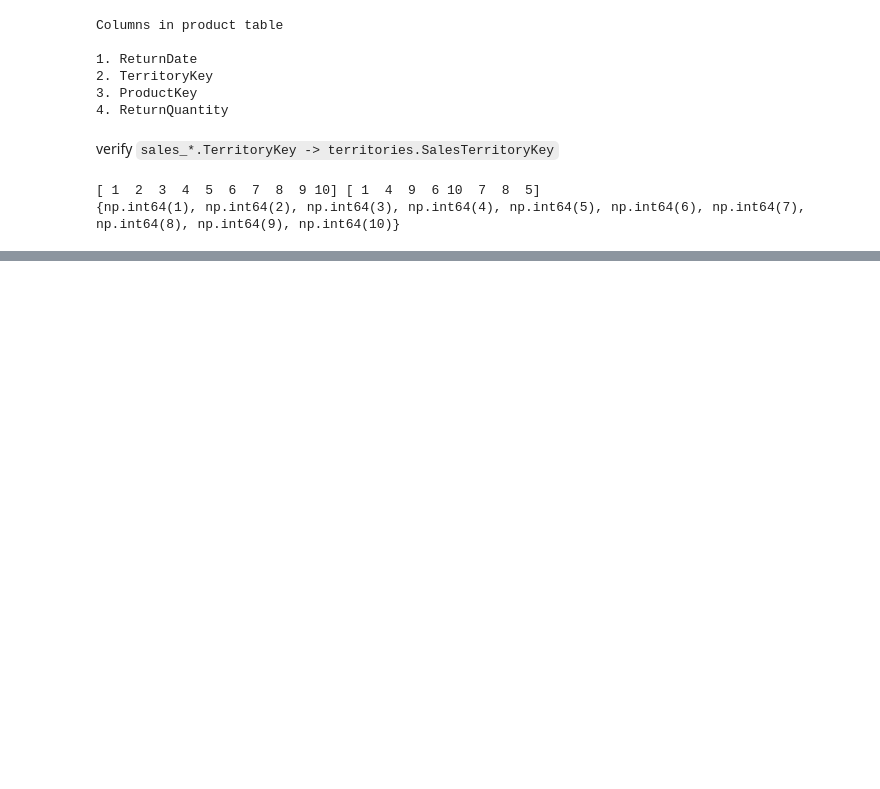
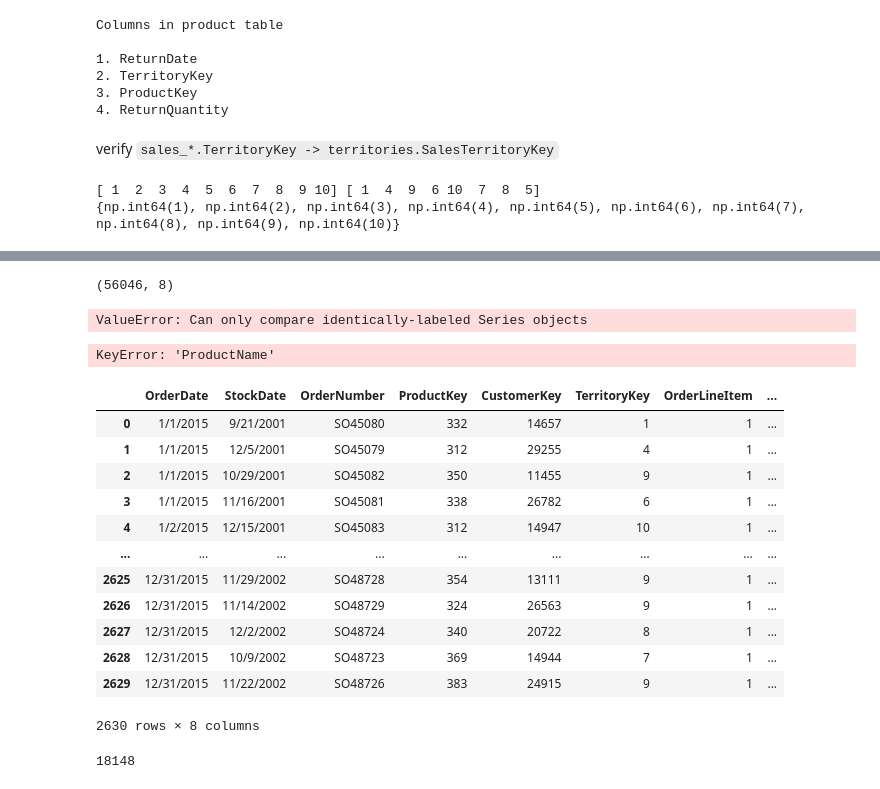
Before and after one commit to RaghunandhanG/DG-Task, a Jupyter notebook: demo.ipynb, the cells around one changed output, grey strips where cells are left out. Cells and saved outputs as stored; diff of their text form; code cells hidden in the pictures; blank space fills up the shorter version.

```diff
--- a/demo.ipynb
+++ b/demo.ipynb
@@ -447,0 +654,21 @@ sales_2017 ↔ products: ['ProductKey']
+# %%
+sales_df.shape
+# %% [output]
+(56046, 8)
+# %%
+sales_df["ProductName"] = products_df[sales_df["ProductKey"] == products_df["ProductKey"]]["ProductName"]
+# %% [output]
+ValueError: Can only compare identically-labeled Series objects
+# %%
+product_wise_revenue = pd.DataFrame(columns=["ProductKey", "ProductName", "TotalQuantity", "ProductPrice", "Revenue"])
+
+for product_key in sales_df["ProductKey"].unique():
+
+    product_df = sales_df[sales_df["ProductKey"] == product_key]
+    product_wise_revenue.iloc[len(product_wise_revenue)] = [product_key, product_df["ProductName"].iloc[0], sum(sales_df[sales_df["ProductKey"] == product_key]["OrderQuantity"]), product_df["ProductPrice"].iloc[0], sum(sales_df[sales_df["ProductKey"] == product_key]["OrderQuantity"]) * product_df["ProductPrice"].iloc[0]]
+    # [product_key, product_wise_revenue["ProductName"] = product_df["ProductName"].iloc[0], product_df["ProductPrice"]]
+
+    # sum(sales_df[sales_df["ProductKey"] == product_key]["OrderQuantity"])
+    # print(f"Product : {product_key}, quantity sold : {sum(sales_df[sales_df["ProductKey"] == product_key]["OrderQuantity"])}")
+# %% [output]
+KeyError: 'ProductName'
@@ -447,0 +677,20 @@ sales_2017 ↔ products: ['ProductKey']
+# %%
+sales_2015_df
+# %% [output]
+|  | OrderDate | StockDate | OrderNumber | ProductKey | CustomerKey | TerritoryKey | OrderLineItem | ... |
+| 0 | 1/1/2015 | 9/21/2001 | SO45080 | 332 | 14657 | 1 | 1 | ... |
+| 1 | 1/1/2015 | 12/5/2001 | SO45079 | 312 | 29255 | 4 | 1 | ... |
+| 2 | 1/1/2015 | 10/29/2001 | SO45082 | 350 | 11455 | 9 | 1 | ... |
+| 3 | 1/1/2015 | 11/16/2001 | SO45081 | 338 | 26782 | 6 | 1 | ... |
+| 4 | 1/2/2015 | 12/15/2001 | SO45083 | 312 | 14947 | 10 | 1 | ... |
+| ... | ... | ... | ... | ... | ... | ... | ... | ... |
+| 2625 | 12/31/2015 | 11/29/2002 | SO48728 | 354 | 13111 | 9 | 1 | ... |
+| 2626 | 12/31/2015 | 11/14/2002 | SO48729 | 324 | 26563 | 9 | 1 | ... |
+| 2627 | 12/31/2015 | 12/2/2002 | SO48724 | 340 | 20722 | 8 | 1 | ... |
+| 2628 | 12/31/2015 | 10/9/2002 | SO48723 | 369 | 14944 | 7 | 1 | ... |
+| 2629 | 12/31/2015 | 11/22/2002 | SO48726 | 383 | 24915 | 9 | 1 | ... |
+2630 rows × 8 columns
+# %%
+len(customers_df)
+# %% [output]
+18148
```
Also changed, not shown: parts of 43 cells of this notebook, 4 other files.
